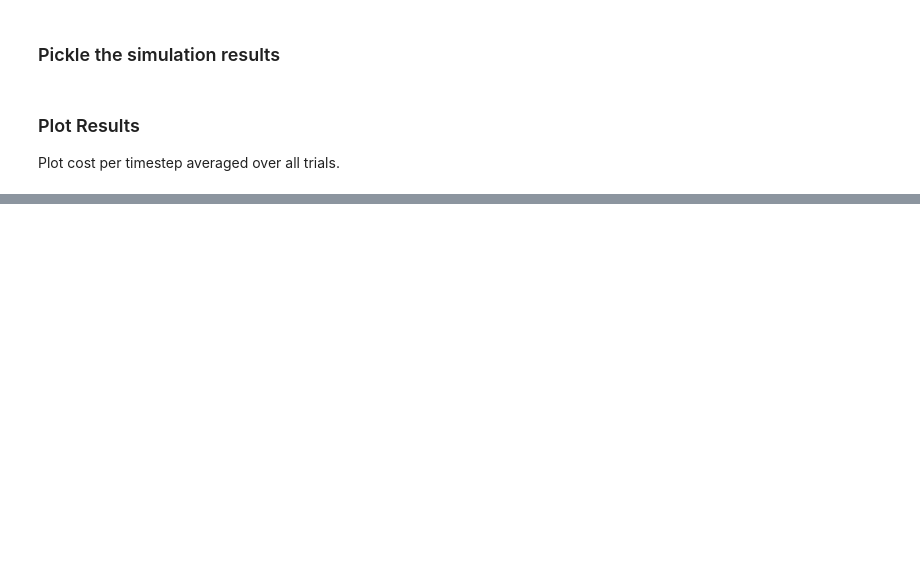
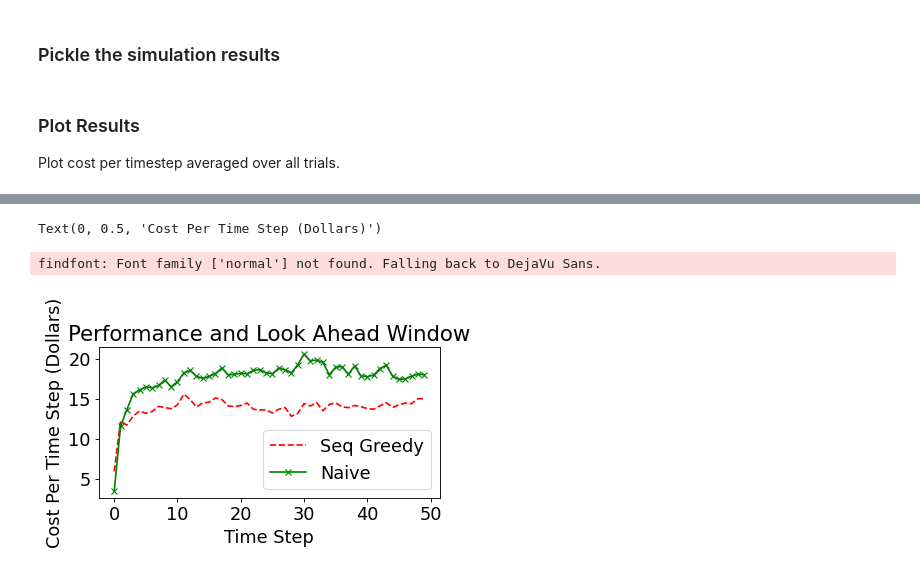
Before and after one commit to tj-kim/MEC_python, a Jupyter notebook: simulations/sim 11 heuristic baseline time sweep.ipynb, the cells around one changed output, grey strips where cells are left out. Cells and saved outputs as stored; diff of their text form; code cells hidden in the pictures; blank space fills up the shorter version.

```diff
--- a/simulations/sim 11 heuristic baseline time sweep.ipynb
+++ b/simulations/sim 11 heuristic baseline time sweep.ipynb
@@ -61,9 +61,6 @@ for i in range(num_trials):
     print("Trial Number:",i)
 
     users, servers, links, jobs, sim_param = simulation_setting()
-    jobs2 = copy.deepcopy(jobs)
-    for j in range(len(jobs2)):
-        jobs2[j].info_from_usr(users[j],refresh_rate,refresh)
 
     # Make SG Prob
     # Set Refresh to false for SG
@@ -119,25 +155,29 @@ Naive_cost_per_time
 # %%
 # Plot the plot
 import matplotlib
 import matplotlib.pyplot as plt
 from matplotlib.pyplot import figure
 
 
 # Set Font Size Limitations
 font = {'family' : 'normal',
         'weight' : 'normal',
         'size'   : 16}
 
 matplotlib.rc('font', **font)
 figure(num=None, figsize=(5.5, 2.5), dpi=80, facecolor='w', edgecolor='k')
 
-x_ax = np.arange(30)
+x_ax = np.arange(50)
 
 plt.plot(x_ax, SG_cost_per_time, 'r--', label = 'Seq Greedy')
 plt.plot(x_ax, Naive_cost_per_time, 'g-x', label = 'Naive')
 
 plt.legend(loc = 'lower right')
 
 plt.title('Performance and Look Ahead Window')
 plt.xlabel('Time Step')
 plt.ylabel('Cost Per Time Step (Dollars)')
+# %% [output]
+Text(0, 0.5, 'Cost Per Time Step (Dollars)')
+findfont: Font family ['normal'] not found. Falling back to DejaVu Sans.
+[figure, added]
```
Also changed, not shown: parts of 5 cells of this notebook, 1 other file.
